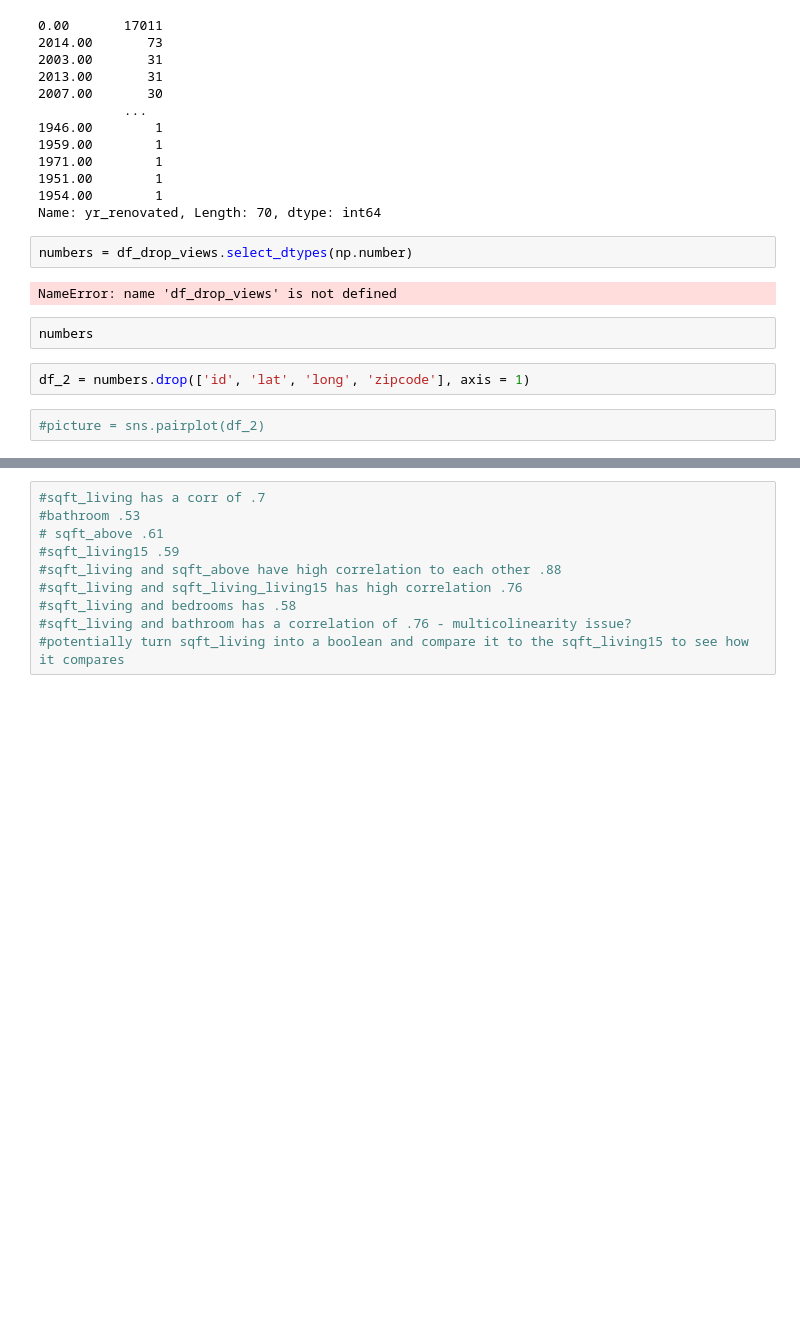
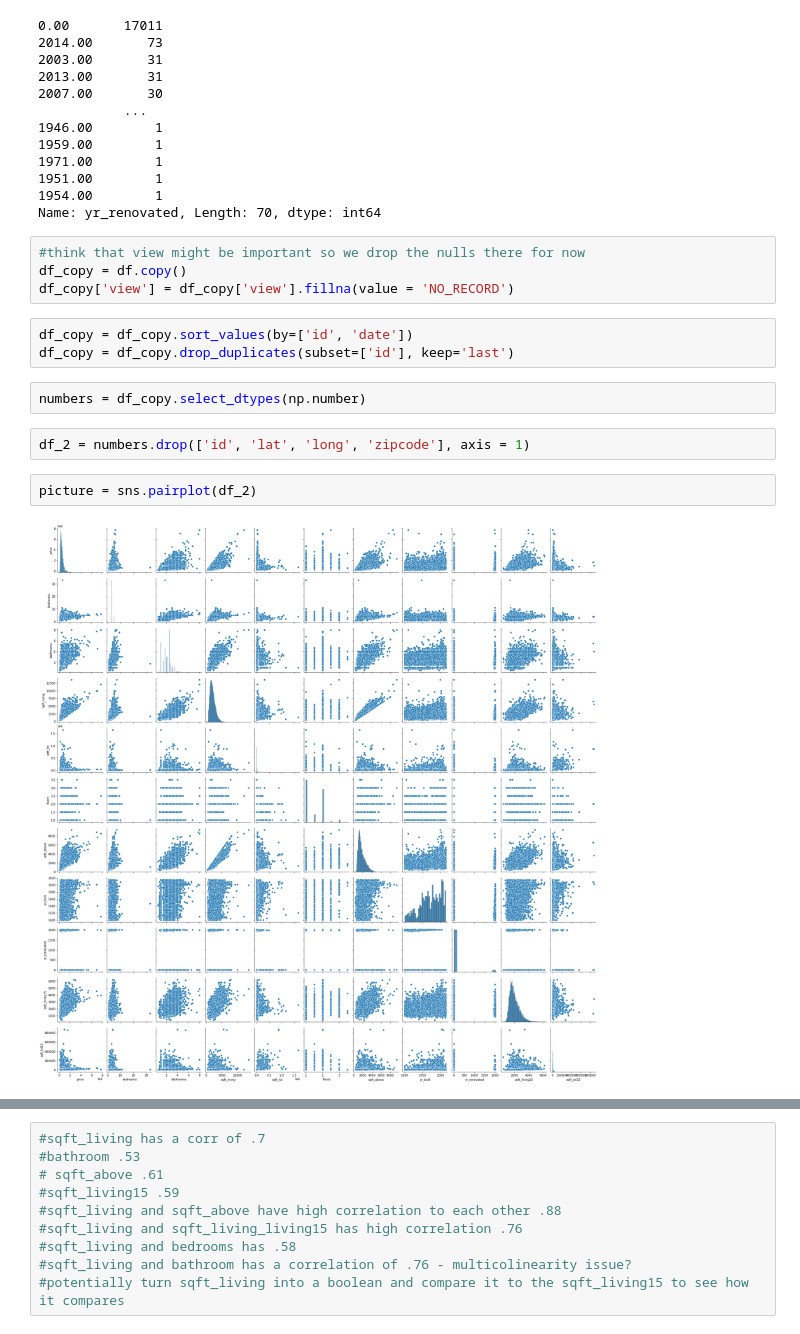
Before and after one commit to xiaohua-su/King_County_Real_Estate_Analysis, a Jupyter notebook: workspace_xiaohua/Xiaohua.ipynb, the cells around one changed output, grey strips where cells are left out. Saved outputs shown, nothing was run; the diff lists cells and outputs as text; blank space fills up the shorter version.

```diff
--- a/workspace_xiaohua/Xiaohua.ipynb
+++ b/workspace_xiaohua/Xiaohua.ipynb
@@ -94,14 +94,19 @@ df['yr_renovated'].value_counts()
 1951.00        1
 1954.00        1
 Name: yr_renovated, Length: 70, dtype: int64
+# %%
+#think that view might be important so we drop the nulls there for now
+df_copy = df.copy()
+df_copy['view'] = df_copy['view'].fillna(value = 'NO_RECORD')
+# %%
+df_copy = df_copy.sort_values(by=['id', 'date'])
+df_copy = df_copy.drop_duplicates(subset=['id'], keep='last')
 # %%
-numbers = df_drop_views.select_dtypes(np.number)
+numbers = df_copy.select_dtypes(np.number)
-# %% [output]
-NameError: name 'df_drop_views' is not defined
-# %%
-numbers
 # %%
 df_2 = numbers.drop(['id', 'lat', 'long', 'zipcode'], axis = 1)
 # %%
-#picture = sns.pairplot(df_2)
+picture = sns.pairplot(df_2)
+# %% [output]
+[figure, added]
 # %%
```
Also changed, not shown: parts of 8 cells of this notebook, 1 other file.
